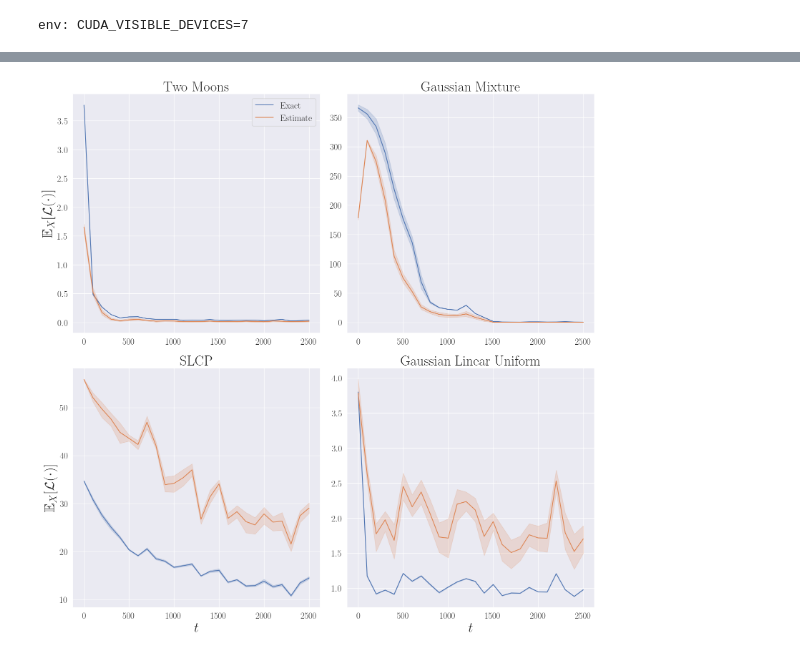
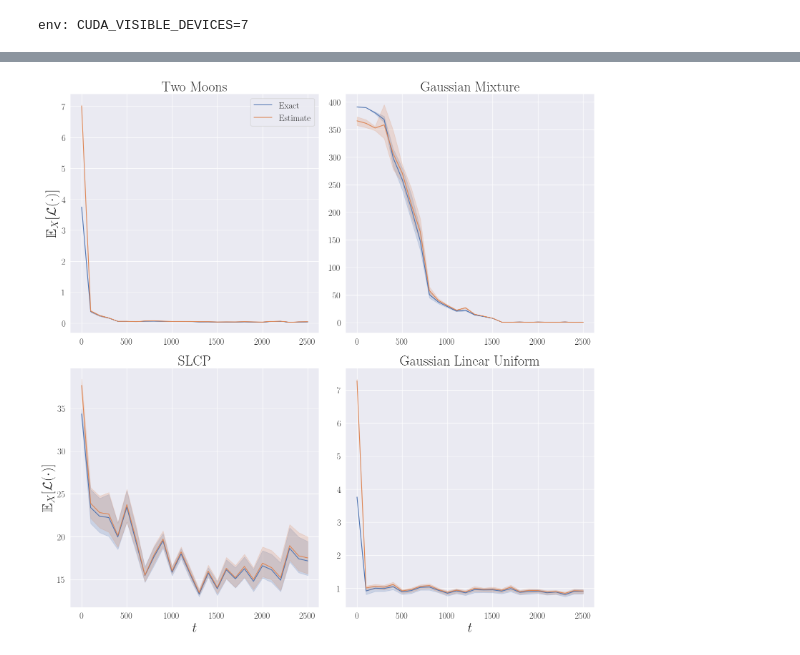
Before and after one commit to yashpatel5400/canvi, a Jupyter notebook: canvi/set_size_sbi.ipynb, the cells around one changed output, grey strips where cells are left out. Cells and saved outputs as stored; diff of their text form; code cells hidden in the pictures.

```diff
--- a/canvi/set_size_sbi.ipynb
+++ b/canvi/set_size_sbi.ipynb
@@ -35,8 +35,3 @@ plt.rc('xtick', labelsize=BIGGER_SIZE)    # fontsize of the tick labels
 plt.rc('ytick', labelsize=BIGGER_SIZE)    # fontsize of the tick labels
 plt.rc('legend', fontsize=BIGGER_SIZE)    # legend fontsize
 plt.rc('figure', titlesize=BIGGER_SIZE)  # fontsize of the figure title
-# %%
-import pickle
-
-with open(os.path.join("minmax", "bernoulli_glm.pkl"), "rb") as f:
-    mins, maxs = pickle.load(f)
@@ -124,5 +37,0 @@ area
-# %%
-df = pd.read_csv(f'slcp_sizes.csv', header=None, index_col=0, names=["N", "T", "Exact", "Estimate"])
-df["Estimate"] *= 9
-df["l"] = df["Exact"] / df["Estimate"]
-print(df)
@@ -144,7 +38,6 @@ print(df)
 # %%
 task_names = [
     'two_moons',
-    # 'sir',
     'gaussian_mixture',
     'slcp',
     'gaussian_linear_uniform',
@@ -154,41 +47,31 @@ task_name_titles = [
     'Two Moons',
     'Gaussian Mixture',
     'SLCP',
     'Gaussian Linear Uniform',
 ]
 
 fig, axs = plt.subplots(nrows=2, ncols=2, figsize=(16,16))
 
 for i, task_name in enumerate(task_names):
     ax = axs[i // 2, i - 2 * (i // 2)]
     ax.set_title(task_name_titles[i], fontsize=28)
 
     if i == 2 or i == 3:
         ax.set_xlabel(r"$t$",fontsize=28)
     else:
         ax.set_xlabel(" ")
 
     if i == 0 or i == 2:
         ax.set_ylabel(r"$\mathbb{E}_X[\mathcal{L}(\cdot)]$",fontsize=28)
     else:
         ax.set_ylabel(" ")
 
     df = pd.read_csv(f'{task_name}_sizes.csv', header=None, index_col=0, names=["N", "T", "Exact", "Estimate"])
 
-    # HACK: had some dumb bug when I first ran these two cases, so just patching it in here (please comment this out if using debugged version)
-    # df["Estimate"] *= 3 / 4
-    if task_name not in ["two_moons", "gaussian_mixture"]:
-        df["Estimate"] *=  3 / 4
-    # if task_name == "gaussian_linear_uniform":
-    #     df["Estimate"] *= 3 / 4
-    if task_name == "slcp":
-        df["Estimate"] *= 9
-        # df["Estimate"] *= 3 / 4
-
     sns.lineplot(data=df, x="T", y="Exact", ax=ax, label="Exact", legend=(i==0))
     sns.lineplot(data=df, x="T", y="Estimate", ax=ax, label="Estimate", legend=(i==0))
 
 plt.tight_layout()
 plt.savefig(f"sbi_set_sizes.png")
 # %% [output]
-[figure, old version]
+[figure, new version]
```
Also changed, not shown: parts of 9 cells of this notebook, 1 other file.
